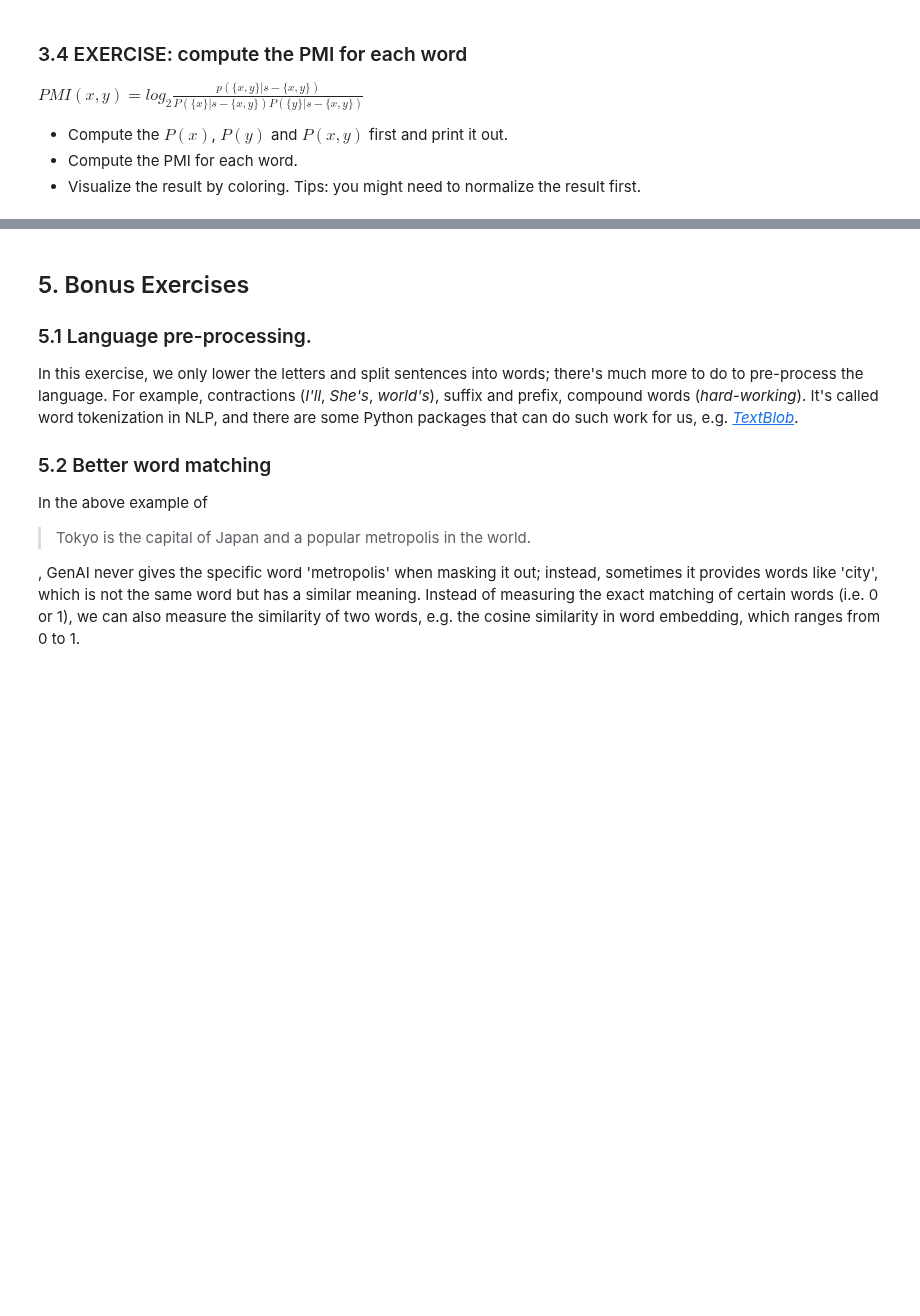
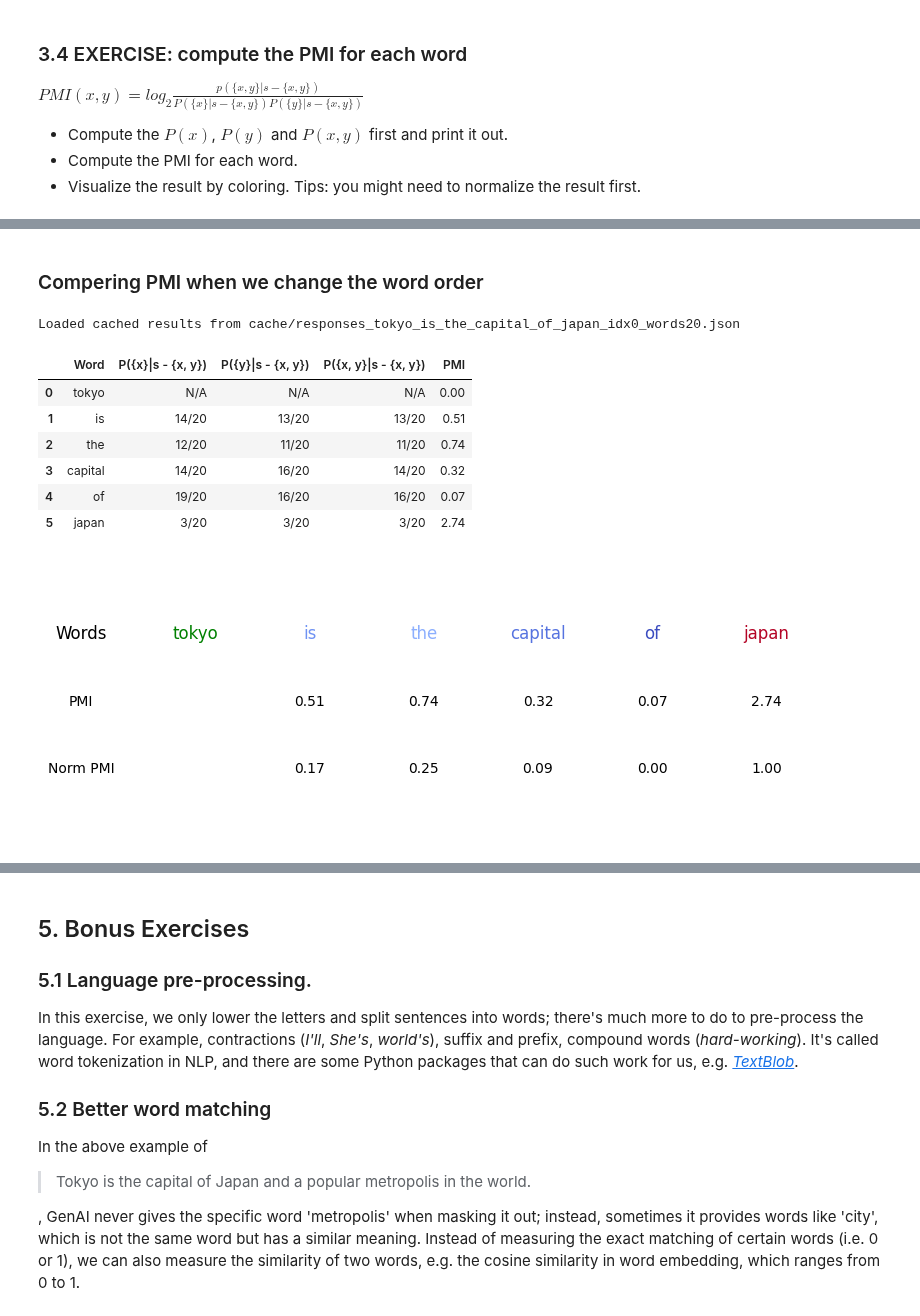
Before and after one commit to jereml99/XAI_GenAI_project_release, a Jupyter notebook: XAI_GenAI.ipynb, the cells around one changed output, grey strips where cells are left out. Drawn from its saved outputs; the diff is of its cells as text; code cells hidden in the pictures; blank space fills up the shorter version.

Commit message:
Fixed with nice ploting and cache

```diff
--- a/XAI_GenAI.ipynb
+++ b/XAI_GenAI.ipynb
@@ -105,11 +105,40 @@ print(f"Model: {model_name}")
 # %% [markdown]
 ### 3.3 Run the prompts and get all the responses
 # %%
+import os
+import json
 from tools.command_generator import generate_prompts, prefix_prompt
 from tools.evaluate_response import get_replacements
 from tqdm import tqdm
 
+# Add cache logic for faster testing. Althought model is not returning the same results for the same prompt, I added it becouse of slow model response time.
+CACHE_DIR = "cache"
+
+def load_cache(file_name):
+    """Load cached results from a file."""
+    if os.path.exists(file_name):
+        with open(file_name, "r") as file:
+            return json.load(file)
+    return None
+
+def save_cache(file_name, data):
+    """Save results to a cache file."""
+    with open(file_name, "w") as file:
+        json.dump(data, file)
+
 def run_prompts(model, sentence, anchor_idx, prompts_per_word=20):
+    if not os.path.exists(CACHE_DIR):
+        os.makedirs(CACHE_DIR)
+
+    cache_file = os.path.join(
+        CACHE_DIR, f"responses_{sentence.replace(' ', '_')}_idx{anchor_idx}_words{prompts_per_word}.json"
+    )
+
+    cached_results = load_cache(cache_file)
+    if cached_results is not None:
+        print(f"Loaded cached results from {cache_file}")
+        return cached_results
+
     prompts = generate_prompts(sentence, anchor_idx)
     all_replacements = []
     for prompt in prompts:
@@ -127,6 +156,11 @@ def run_prompts(model, sentence, anchor_idx, prompts_per_word=20):
                     replacements.append(tuple(replacement))
         if len(replacements) > 0:
             all_replacements.append(replacements)
+
+    # Save results to cache
+    save_cache(cache_file, all_replacements)
+    print(f"Results saved to cache: {cache_file}")
+
     return all_replacements
 
 all_responses = run_prompts(model, sentence, anchor_word_idx, prompts_per_word)
@@ -302,8 +459,20 @@ def make_expermient(sentence, anchor_word_idx, prompts_per_word, model: ChatMode
         from IPython.display import clear_output
         clear_output()
         visualize_replacements(all_responses, sentence, anchor_word_idx)
-    pmi_list = calculate_pmi(sentence, anchor_word_idx, all_responses, similarity_function, debug=debug)
+    pmi_list = calculate_pmi(sentence, anchor_word_idx, all_responses,similarity_function, debug=True)
     visualize_pmi(pmi_list, sentence, anchor_word_idx)
-
-# make_expermient(sentence, anchor_word_idx, prompts_per_word, model)
+# %% [markdown]
+### Compering PMI when we change the word order
+# %%
+make_expermient("Tokyo is the capital of Japan", 0, 20, model)
+# %% [output]
+Loaded cached results from cache/responses_tokyo_is_the_capital_of_japan_idx0_words20.json
+|  | Word | P({x}|s - {x, y}) | P({y}|s - {x, y}) | P({x, y}|s - {x, y}) | PMI |
+| 0 | tokyo | N/A | N/A | N/A | 0.00 |
+| 1 | is | 14/20 | 13/20 | 13/20 | 0.51 |
+| 2 | the | 12/20 | 11/20 | 11/20 | 0.74 |
+| 3 | capital | 14/20 | 16/20 | 14/20 | 0.32 |
+| 4 | of | 19/20 | 16/20 | 16/20 | 0.07 |
+| 5 | japan | 3/20 | 3/20 | 3/20 | 2.74 |
+[figure, added]
 # %%
```
Also changed, not shown: parts of 24 cells of this notebook, 5 other files.
